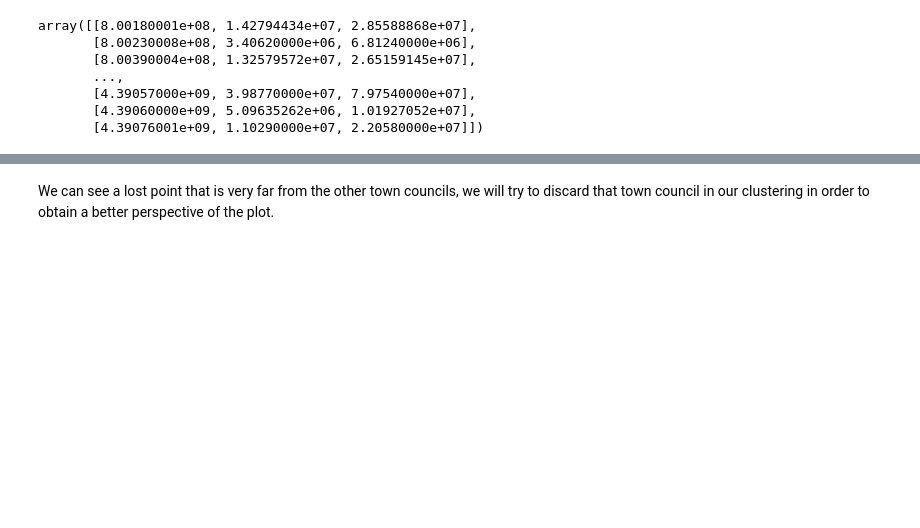
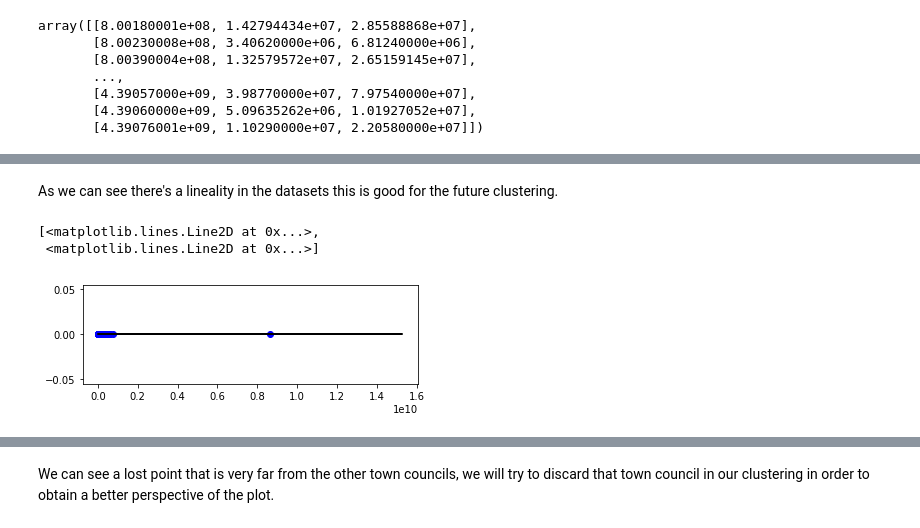
Before and after one commit to BigDataScience17-18/assignment-1-arnaucasanova_alexflores, a Jupyter notebook: Assignment3_Py/assignment3_clustering.ipynb, the cells around one changed output, grey strips where cells are left out. Saved outputs shown, nothing was run; the diff lists cells and outputs as text; code cells hidden in the pictures; blank space fills up the shorter version.

```diff
--- a/Assignment3_Py/assignment3_clustering.ipynb
+++ b/Assignment3_Py/assignment3_clustering.ipynb
@@ -242,0 +257,14 @@ plot.scatter(new_budgets_dataset[:, 1], new_budgets_dataset[:, 2], c='red', alph
+# %% [markdown]
+As we can see there's a lineality in the datasets this is good for the future clustering.
+# %%
+#Plot representing the generated dataset
+def f(t):
+    return np.exp(-t) * np.cos(2*np.pi*t)
+
+plot.figure(2)
+plot.subplot(211)
+plot.plot(new_budgets_dataset[:, 1], f(new_budgets_dataset[:, 1]), 'bo', new_budgets_dataset[:, 2], f(new_budgets_dataset[:, 2]), 'k')
+# %% [output]
+[<matplotlib.lines.Line2D at 0x...>,
+ <matplotlib.lines.Line2D at 0x...>]
+[figure, added]
```
Also changed, not shown: parts of 15 cells of this notebook.
